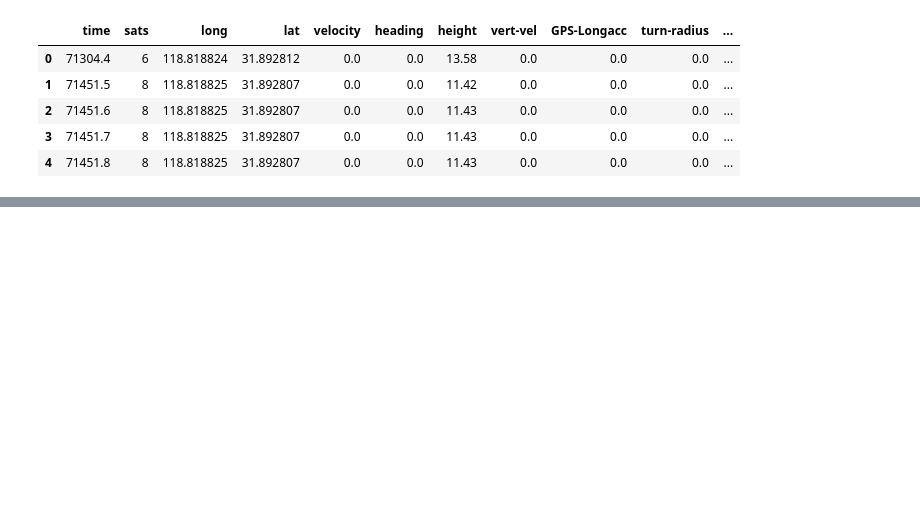
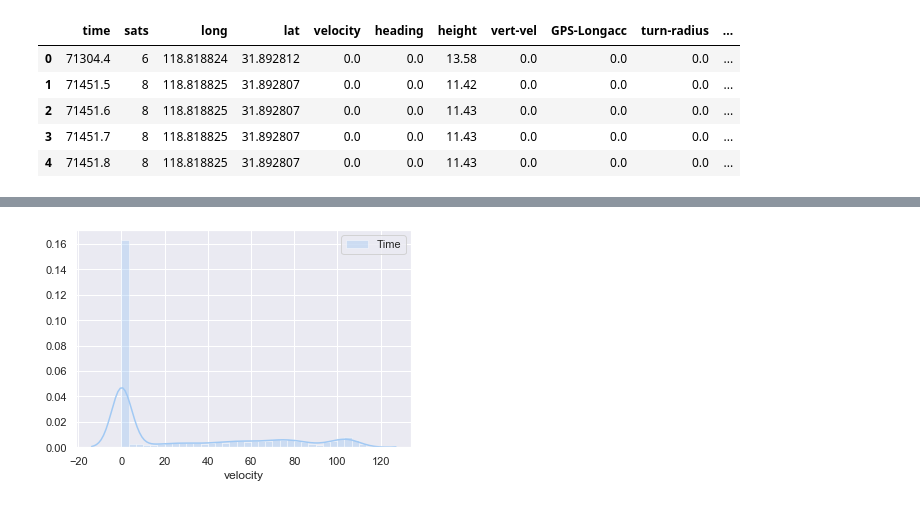
Before and after one commit to akhlaq1/data_mining_project, a Jupyter notebook: main.ipynb, the cells around one changed output, grey strips where cells are left out. Saved outputs shown, nothing was run; the diff lists cells and outputs as text; code cells hidden in the pictures; blank space fills up the shorter version.

```diff
--- a/main.ipynb
+++ b/main.ipynb
@@ -14,0 +93,10 @@ df.head()
+# %%
+
+
+sns.distplot( df["velocity"] , label="Time")
+#sns.distplot( df["velocity"] , color="red", label="Velocity")
+plt.legend()
+
+plt.show()
+# %% [output]
+[figure, added]
```
Also changed, not shown: parts of 13 cells of this notebook, 21 other files.
